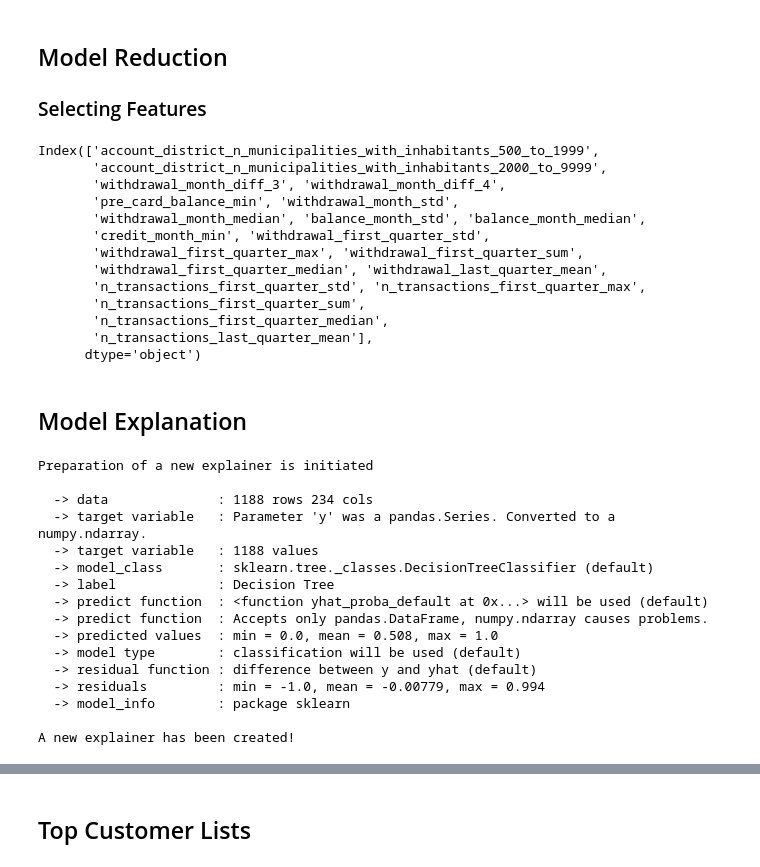
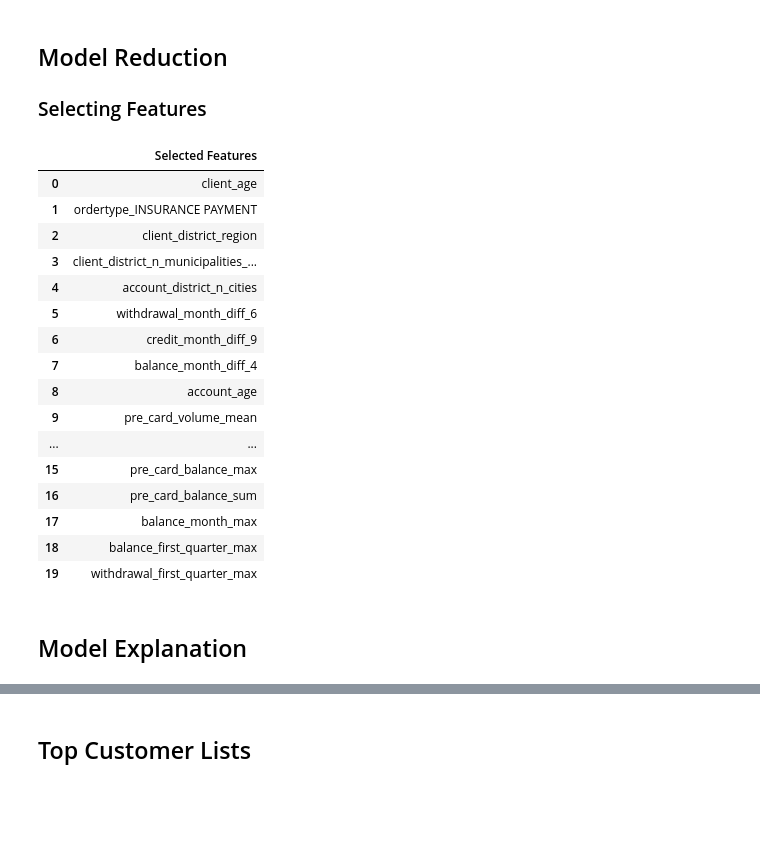
Before and after one commit to okaynils/fhnw-ds-aml, a Jupyter notebook: notebook.ipynb, the cells around one changed output, grey strips where cells are left out. Drawn from its saved outputs; the diff is of its cells as text; code cells hidden in the pictures; blank space fills up the shorter version.

```diff
--- a/notebook.ipynb
+++ b/notebook.ipynb
@@ -1334,18 +1313,0 @@ lr_reduced_pipeline = Pipeline([
-# %%
-column_mask = lr_reduced_estimator.named_steps['preprocessor'].named_steps['select_k_best'].get_support(indices=True)
-
-X_train.iloc[:,column_mask].columns
-# %% [output]
-Index(['account_district_n_municipalities_with_inhabitants_500_to_1999',
-       'account_district_n_municipalities_with_inhabitants_2000_to_9999',
-       'withdrawal_month_diff_3', 'withdrawal_month_diff_4',
-       'pre_card_balance_min', 'withdrawal_month_std',
-       'withdrawal_month_median', 'balance_month_std', 'balance_month_median',
-       'credit_month_min', 'withdrawal_first_quarter_std',
-       'withdrawal_first_quarter_max', 'withdrawal_first_quarter_sum',
-       'withdrawal_first_quarter_median', 'withdrawal_last_quarter_mean',
-       'n_transactions_first_quarter_std', 'n_transactions_first_quarter_max',
-       'n_transactions_first_quarter_sum',
-       'n_transactions_first_quarter_median',
-       'n_transactions_last_quarter_mean'],
-      dtype='object')
@@ -1352,23 +1327,24 @@ Index(['account_district_n_municipalities_with_inhabitants_500_to_1999',
+# %%
+rfe_step = lr_rfe_estimator.named_steps['rfe']
+rfe_selected_columns = X_train.iloc[:,rfe_step.get_support(indices=True)].columns
+pd.DataFrame(rfe_selected_columns, columns=['Selected Features'])
+# %% [output]
+|  | Selected Features |
+| 0 | client_age |
+| 1 | ordertype_INSURANCE PAYMENT |
+| 2 | client_district_region |
+| 3 | client_district_n_municipalities_... |
+| 4 | account_district_n_cities |
+| 5 | withdrawal_month_diff_6 |
+| 6 | credit_month_diff_9 |
+| 7 | balance_month_diff_4 |
+| 8 | account_age |
+| 9 | pre_card_volume_mean |
+| ... | ... |
+| 15 | pre_card_balance_max |
+| 16 | pre_card_balance_sum |
+| 17 | balance_month_max |
+| 18 | balance_first_quarter_max |
+| 19 | withdrawal_first_quarter_max |
 # %% [markdown]
 ## Model Explanation
-# %%
-from dalex import Explainer
-
-explainer = Explainer(dt_estimator, X_train[all_vars_column_selection.columns], y_train, label='Decision Tree')
-# %% [output]
-Preparation of a new explainer is initiated
-
-  -> data              : 1188 rows 234 cols
-  -> target variable   : Parameter 'y' was a pandas.Series. Converted to a numpy.ndarray.
-  -> target variable   : 1188 values
-  -> model_class       : sklearn.tree._classes.DecisionTreeClassifier (default)
-  -> label             : Decision Tree
-  -> predict function  : <function yhat_proba_default at 0x...> will be used (default)
-  -> predict function  : Accepts only pandas.DataFrame, numpy.ndarray causes problems.
-  -> predicted values  : min = 0.0, mean = 0.508, max = 1.0
-  -> model type        : classification will be used (default)
-  -> residual function : difference between y and yhat (default)
-  -> residuals         : min = -1.0, mean = -0.00779, max = 0.994
-  -> model_info        : package sklearn
-
-A new explainer has been created!
```
Also changed, not shown: parts of 13 cells of this notebook, 1 other file.
